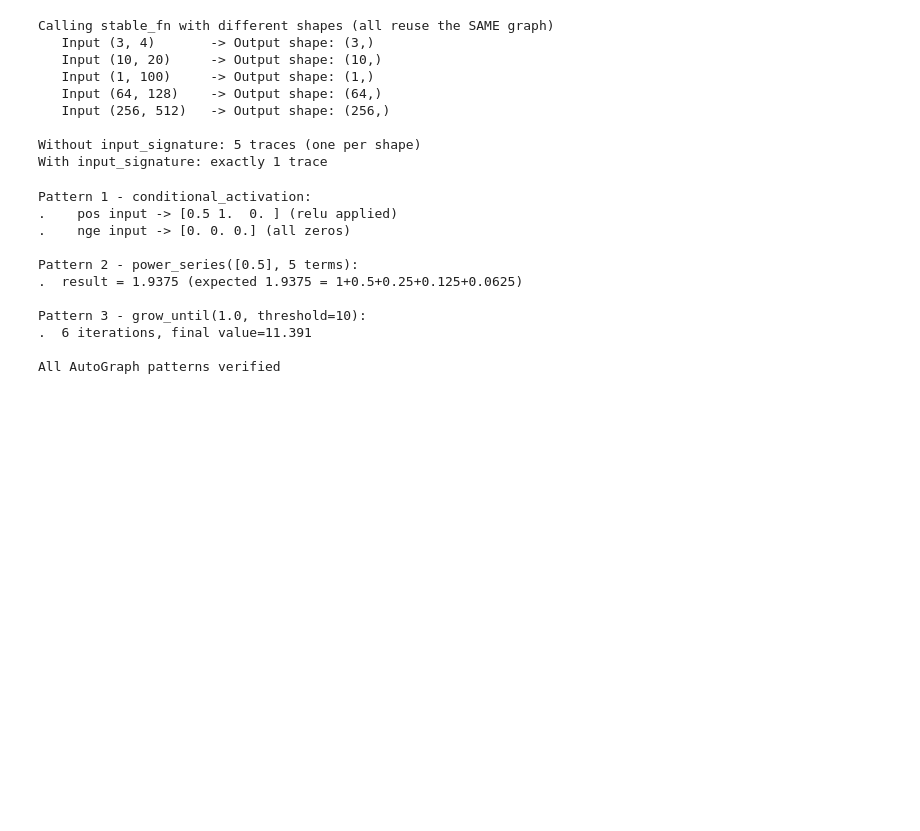
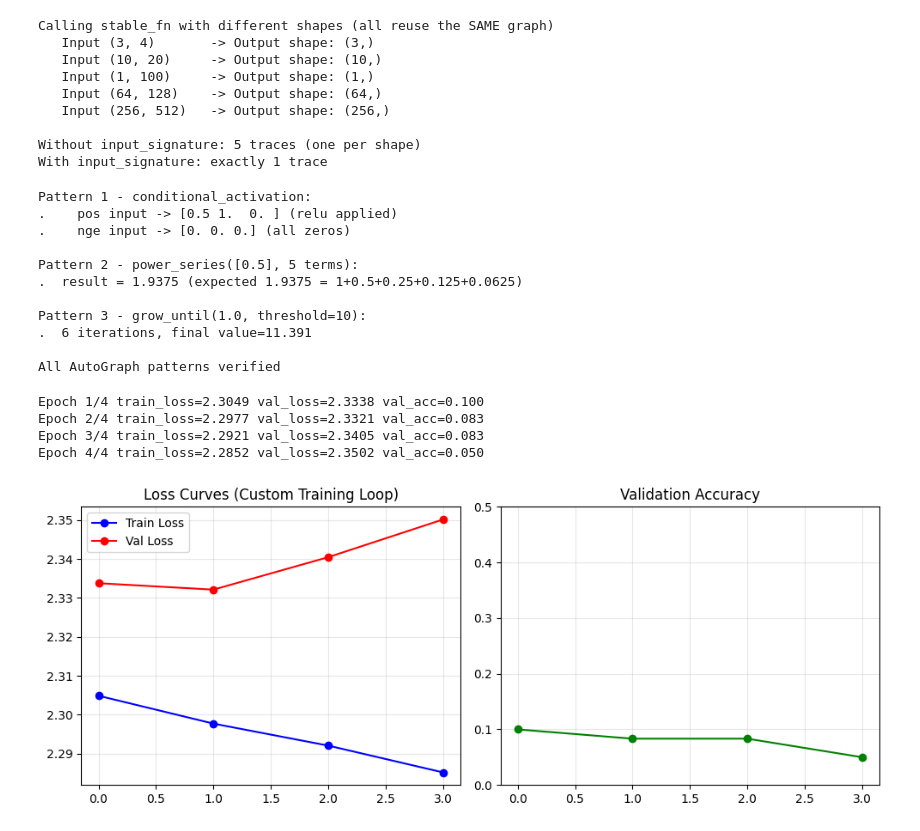
Before and after one commit to alokchoudharyguliya/Applied-Accelerated-AI, a Jupyter notebook: Week5_TF_Acceleration.ipynb, the cells around one changed output. Cells and saved outputs as stored; diff of their text form; code cells hidden in the pictures; blank space fills up the shorter version.

Commit message:
Added Custom Training Loop

```diff
--- a/Week5_TF_Acceleration.ipynb
+++ b/Week5_TF_Acceleration.ipynb
@@ -579,3 +579,83 @@ Pattern 3 - grow_until(1.0, threshold=10):
 .  6 iterations, final value=11.391
 
 All AutoGraph patterns verified
+# %%
+# --- 3.4 Full Custom Training Loop with @tf.function ---
+def build_cnn(input_shape=(14,14,1),n_classes=10):
+  return tf.keras.Sequential([
+      tf.keras.layers.Conv2D(16,3,activation='relu',padding='same',input_shape=input_shape),
+      tf.keras.layers.MaxPooling2D(2),
+      tf.keras.layers.Conv2D(32,3, activation='relu',padding='same'),
+      tf.keras.layers.GlobalAveragePooling2D(),
+      tf.keras.layers.Dense(64, activation='relu'),
+      tf.keras.layers.Dropout(0.3),
+      tf.keras.layers.Dense(n_classes)
+  ])
+model=build_cnn()
+optimizer=tf.keras.optimizers.Adam(learning_rate=1e-3)
+loss_fn=tf.keras.losses.SparseCategoricalCrossentropy(from_logits=True)
+
+@tf.function
+def train_step(x_batch, y_batch):
+  with tf.GradientTape() as tape:
+    logits=model(x_batch, training=True)
+    loss=loss_fn(y_batch,logits)
+  grads=tape.gradient(loss, model.trainable_variables)
+  optimizer.apply_gradients(zip(grads,model.trainable_variables))
+  return loss
+
+@tf.function
+def eval_step(x_batch, y_batch):
+  logits=model(x_batch, training=False)
+  preds=tf.argmax(logits, axis=-1, output_type=tf.int32)
+  correct=tf.reduce_sum(tf.cast(preds==y_batch,tf.float32))
+  loss=loss_fn(y_batch, logits)
+  return loss, correct
+
+N_TRAIN, N_VAL=300, 60
+x_tr=np.random.randn(N_TRAIN, 14,14,1).astype(np.float32)
+y_tr=np.random.randint(0,10,N_TRAIN).astype(np.int32)
+x_va=np.random.randn(N_VAL, 14,14,1).astype(np.float32)
+y_va=np.random.randint(0,10,N_VAL).astype(np.int32)
+
+train_ds=(tf.data.Dataset.from_tensor_slices((x_tr, y_tr))
+          .shuffle(300).batch(32).prefetch(tf.data.AUTOTUNE))
+val_ds=(tf.data.Dataset.from_tensor_slices((x_va, y_va))
+          .shuffle(32).batch(32).prefetch(tf.data.AUTOTUNE))
+history={"train_loss":[],"val_loss":[],"val_acc":[]}
+N_EPOCHS=4
+for epoch in range(N_EPOCHS):
+  tr_losses=[]
+  for xb, yb in train_ds:
+    l=train_step(xb, yb)
+    tr_losses.append(l.numpy())
+
+  va_losses, correct_total=[], 0.0
+  for xb, yb in val_ds:
+    vl, vc=eval_step(xb, yb)
+    va_losses.append(vl.numpy());correct_total+=vc.numpy()
+  tr_l=np.mean(tr_losses)
+  va_l=np.mean(va_losses)
+  va_a=correct_total/N_VAL
+  history["train_loss"].append(tr_l)
+  history["val_loss"].append(va_l)
+  history["val_acc"].append(va_a)
+  print(f"Epoch {epoch+1}/{N_EPOCHS} train_loss={tr_l:.4f} val_loss={va_l:.4f} val_acc={va_a:.3f}")
+
+fig, (ax1, ax2)=plt.subplots(1,2,figsize=(10,4))
+ax1.plot(history['train_loss'],'b-o', label="Train Loss")
+ax1.plot(history['val_loss'],'r-o',label="Val Loss")
+ax1.set_title("Loss Curves (Custom Training Loop)")
+ax1.legend();ax1.grid(alpha=0.3)
+ax2.plot(history['val_acc'],'g-o')
+ax2.set_title("Validation Accuracy");ax2.grid(alpha=0.3)
+ax2.set_ylim(0,0.5)
+plt.tight_layout()
+plt.savefig("lec3_training.png",dpi=100, bbox_inches='tight')
+plt.show()
+# %% [output]
+Epoch 1/4 train_loss=2.3049 val_loss=2.3338 val_acc=0.100
+Epoch 2/4 train_loss=2.2977 val_loss=2.3321 val_acc=0.083
+Epoch 3/4 train_loss=2.2921 val_loss=2.3405 val_acc=0.083
+Epoch 4/4 train_loss=2.2852 val_loss=2.3502 val_acc=0.050
+[figure, added]
```
Also changed, not shown: parts of 1 cell of this notebook.
